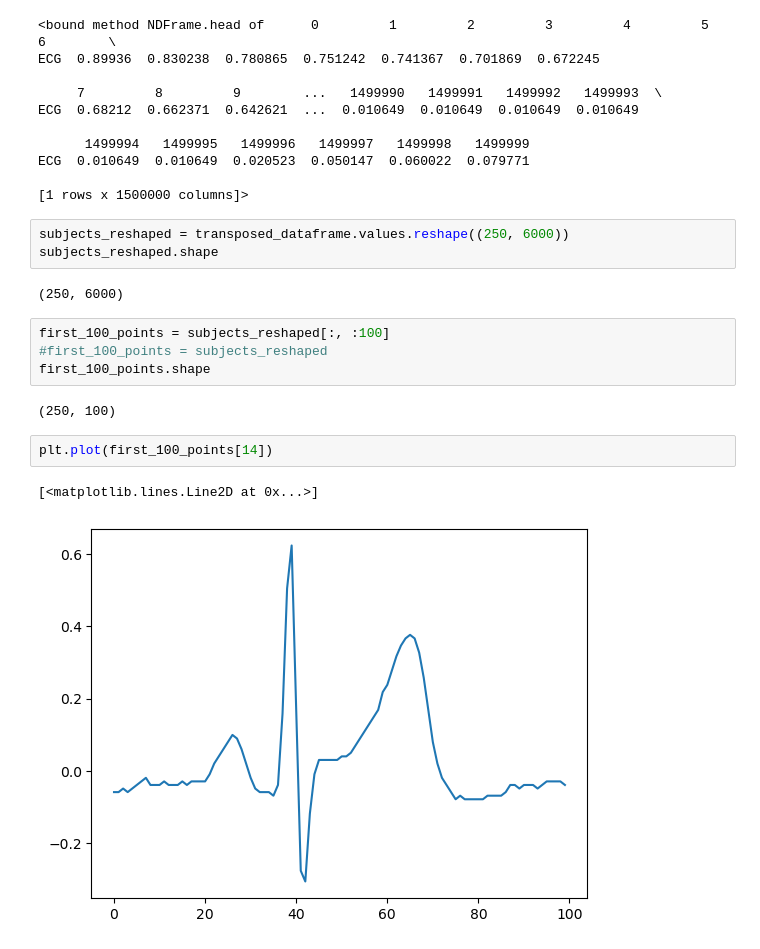
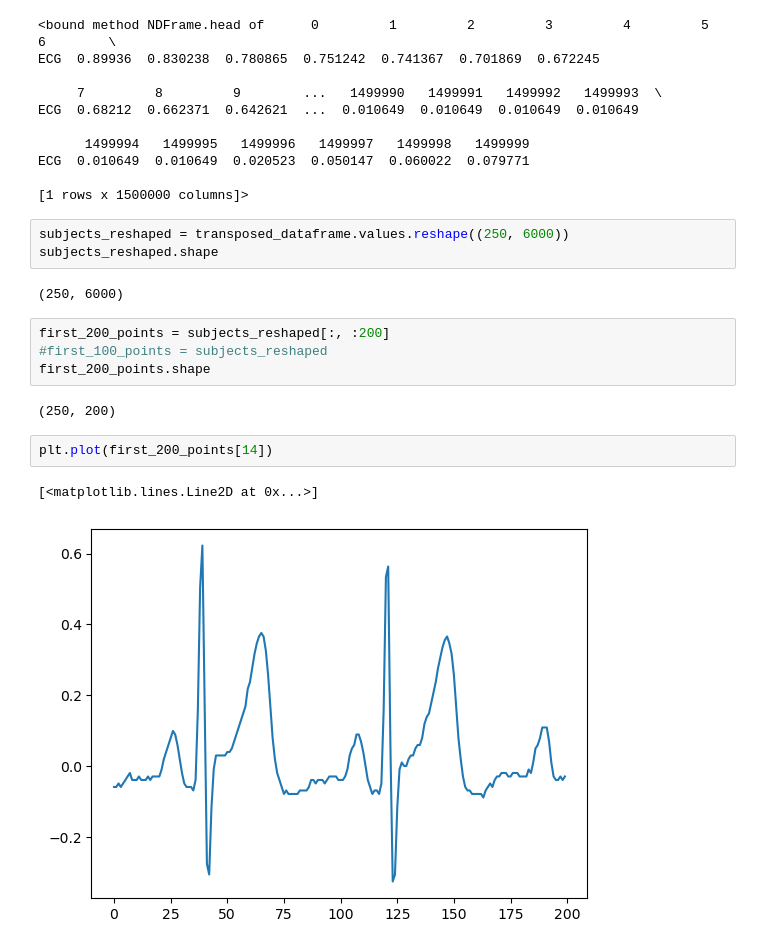
Before and after one commit to joaoavanzini/ecg-embeddings, a Jupyter notebook: studying/vitaldb_autoencoder.ipynb, the cells around one changed output. Saved outputs shown, nothing was run; the diff lists cells and outputs as text.

```diff
--- a/studying/vitaldb_autoencoder.ipynb
+++ b/studying/vitaldb_autoencoder.ipynb
@@ -31,22 +31,22 @@ ECG  0.68212  0.662371  0.642621  ...  0.010649  0.010649  0.010649  0.010649
 ECG  0.010649  0.010649  0.020523  0.050147  0.060022  0.079771
 
 [1 rows x 1500000 columns]>
-# %%
-subjects_reshaped = transposed_dataframe.values.reshape((250, 6000))
-subjects_reshaped.shape
-# %% [output]
-(250, 6000)
+# %%
+subjects_reshaped = transposed_dataframe.values.reshape((250, 6000))
+subjects_reshaped.shape
+# %% [output]
+(250, 6000)
 # %%
-first_100_points = subjects_reshaped[:, :100]
+first_200_points = subjects_reshaped[:, :200]
 #first_100_points = subjects_reshaped
-first_100_points.shape
+first_200_points.shape
 # %% [output]
-(250, 100)
+(250, 200)
 # %%
-plt.plot(first_100_points[14])
+plt.plot(first_200_points[14])
 # %% [output]
 [<matplotlib.lines.Line2D at 0x...>]
-[figure, old version]
+[figure, new version]
 # %%
 class AnomalyDetector(Model):
   def __init__(self):
```
Also changed, not shown: parts of 14 cells of this notebook.
